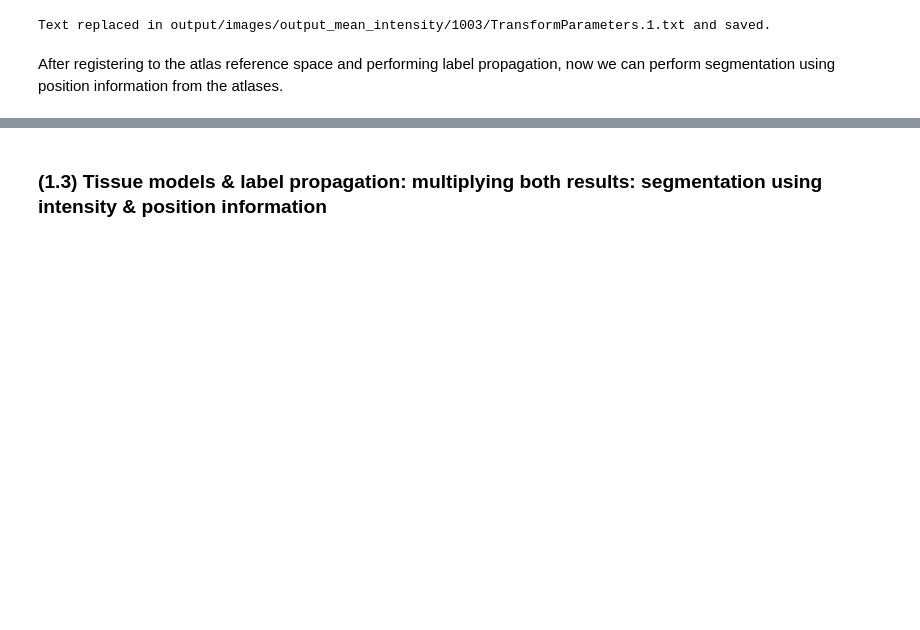
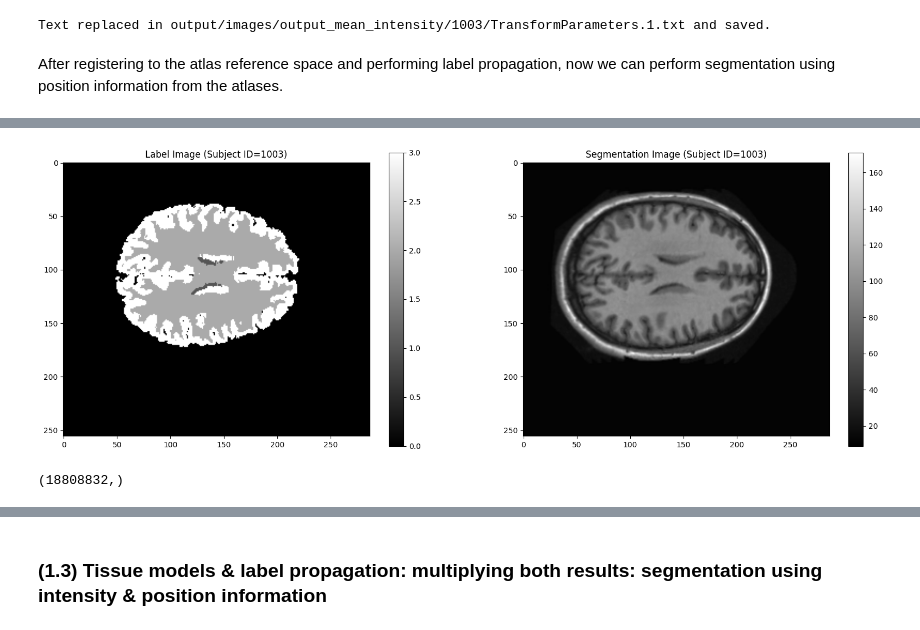
Before and after one commit to abdel-habib/medical-image-segmentation-and-applications, a Jupyter notebook: Lab 3/atlas_based_segmentation.ipynb, the cells around one changed output, grey strips where cells are left out. Saved outputs shown, nothing was run; the diff lists cells and outputs as text; code cells hidden in the pictures; blank space fills up the shorter version.

```diff
--- a/Lab 3/atlas_based_segmentation.ipynb
+++ b/Lab 3/atlas_based_segmentation.ipynb
@@ -435,0 +495,18 @@ After registering to the atlas reference space and performing label propagation,
+# %%
+# take a single example to create the function
+registered_volume_test_path = 'output/images/output_mean_intensity\\1003\\result.1.nii'
+registered_volume_test, _ = NM.load_nifti(registered_volume_test_path)
+
+registered_volume_test    = NM.min_max_normalization(registered_volume_test, 255).astype('uint8')
+
+registered_label_test_path = 'output/labels/output_mean_intensity\\1003\\result.nii'
+registered_label_test, _ = NM.load_nifti(registered_label_test_path)
+
+NM.show_label_seg_nifti(registered_label_test, registered_volume_test, 1003, slice=148)
+# %% [output]
+[figure, added]
+# %%
+# note that the shape matches the registered image, thus we can perform the segmentation!
+registered_volume_test.flatten().shape
+# %% [output]
+(18808832,)
```
Also changed, not shown: parts of 8 cells of this notebook, 12 other files.
